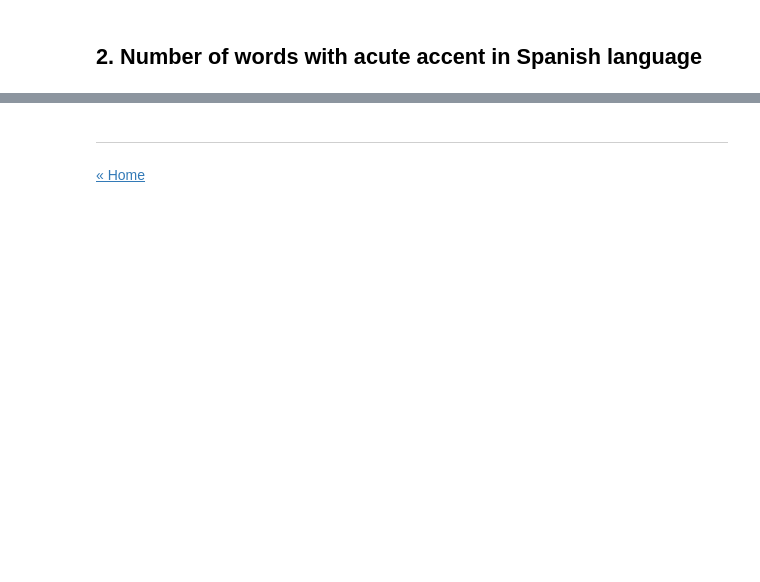
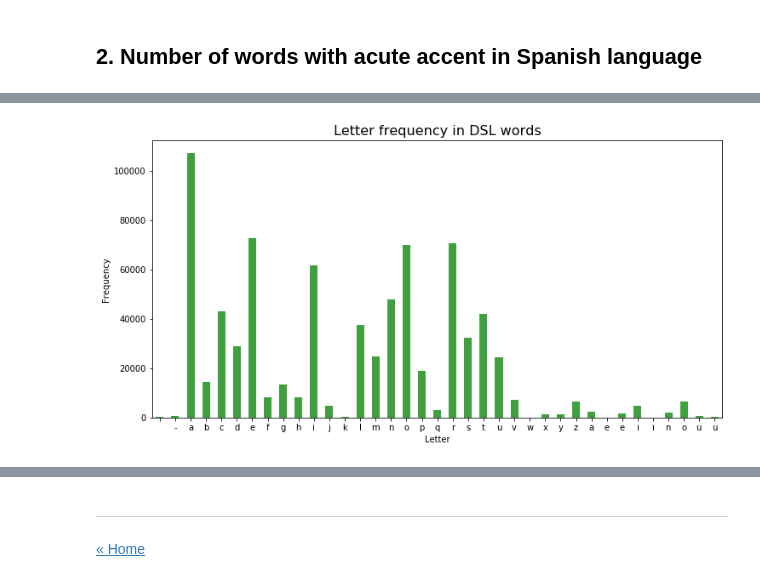
Before and after one commit to ansegura7/DSL_Analysis, a Jupyter notebook: code/dsl_text_analysis.ipynb, the cells around one changed output, grey strips where cells are left out. Drawn from its saved outputs; the diff is of its cells as text; code cells hidden in the pictures; blank space fills up the shorter version.

```diff
--- a/code/dsl_text_analysis.ipynb
+++ b/code/dsl_text_analysis.ipynb
@@ -90,0 +158,12 @@ Total of accented words: 16334 (18.52)
+# %%
+# Processing
+top_size = Counter()
+threshold = 21
+
+for word in word_dict.keys():
+    size = len(word)
+    if size >= threshold:
+        top_size[word] = size
+
+# Top 15 bigger words
+top_size.most_common()
@@ -90,0 +188,11 @@ Total of accented words: 16334 (18.52)
+# %%
+# Processing
+letter_freq = Counter()
+
+for word in word_dict.keys():
+    word = word.lower()
+    for l in word:
+        letter_freq[l] += 1
+
+n_total = sum(letter_freq.values())
+n_total
@@ -90,0 +201,5 @@ Total of accented words: 16334 (18.52)
+# %%
+# Cooking dataframe
+df = pd.DataFrame.from_records(letter_freq.most_common(), columns = ['letter', 'frequency']).sort_values(by=['letter'])
+df['perc'] = 100.0 * df['frequency'] / n_total
+df
@@ -90,0 +224,9 @@ Total of accented words: 16334 (18.52)
+# %%
+# Plot creation of followers account
+figsize = (12, 6)
+x_var = 'letter'
+y_var = 'frequency'
+title = 'Letter frequency in DSL words'
+plot_col_chart(df, figsize, x_var, y_var, title)
+# %% [output]
+[figure, added]
```
Also changed, not shown: parts of 28 cells of this notebook, 2 other files.
